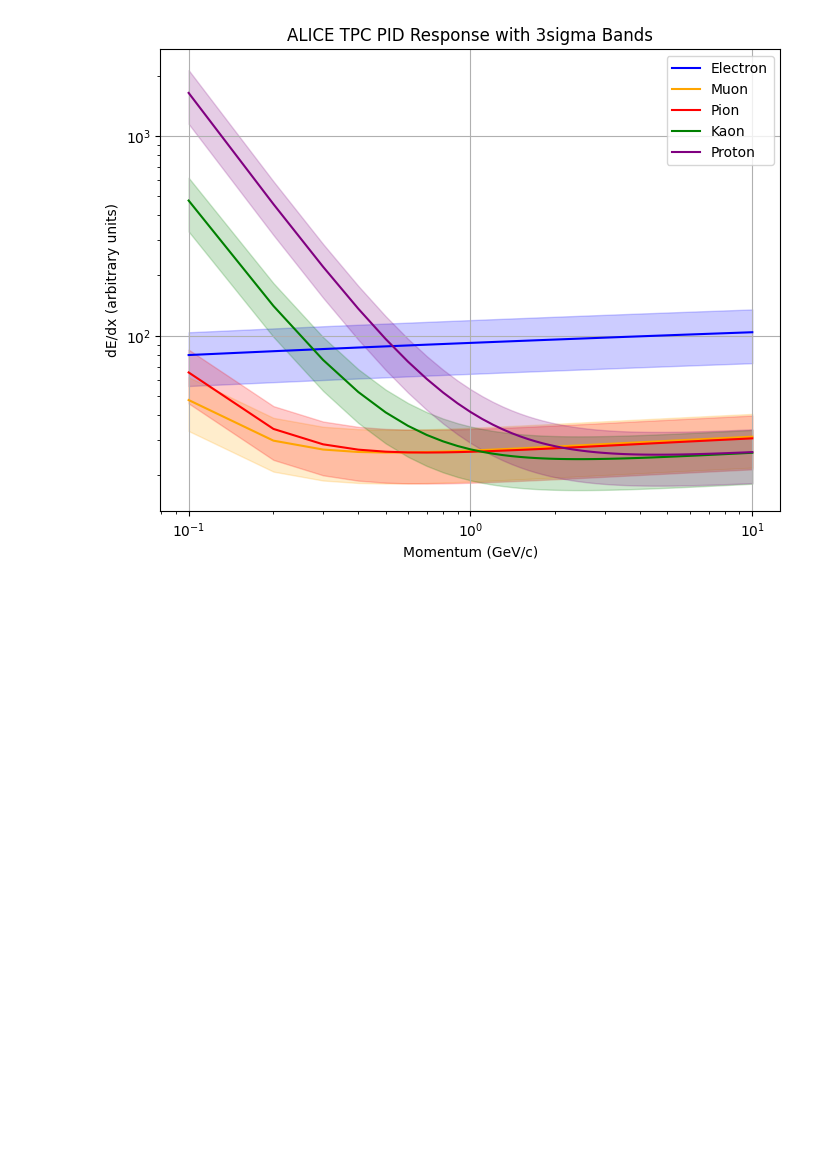
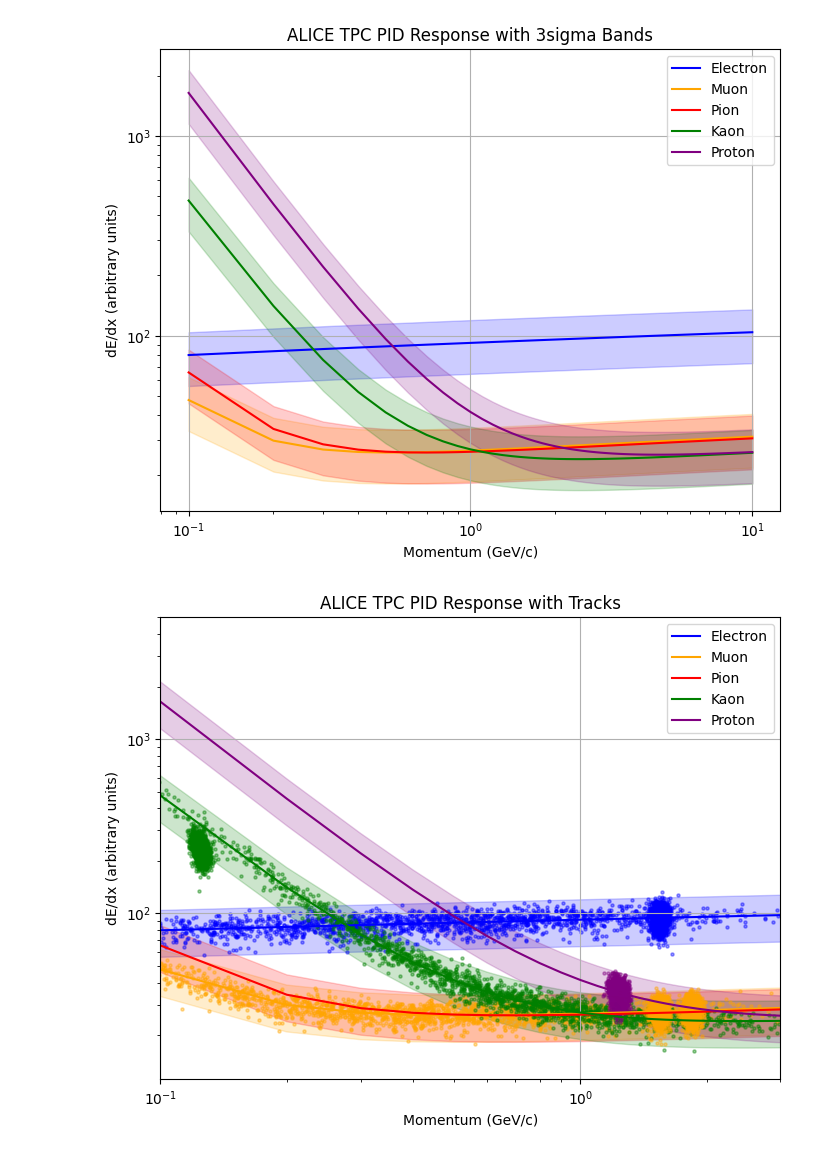
Before and after one commit to QuantumColibri/Exam-project, a Jupyter notebook: generation.ipynb, the cells around one changed output. Saved outputs shown, nothing was run; the diff lists cells and outputs as text; code cells hidden in the pictures; blank space fills up the shorter version.

```diff
--- a/generation.ipynb
+++ b/generation.ipynb
@@ -478,3 +470,7 @@ def plot_tpc_pid_response(momentum_range):
     plt.grid(True)
 
     plt.show()
+# %%
+plot_tpc_pid_response_points(momentum_range)
+# %% [output]
+[figure, added]
```
Also changed, not shown: parts of 6 cells of this notebook.
